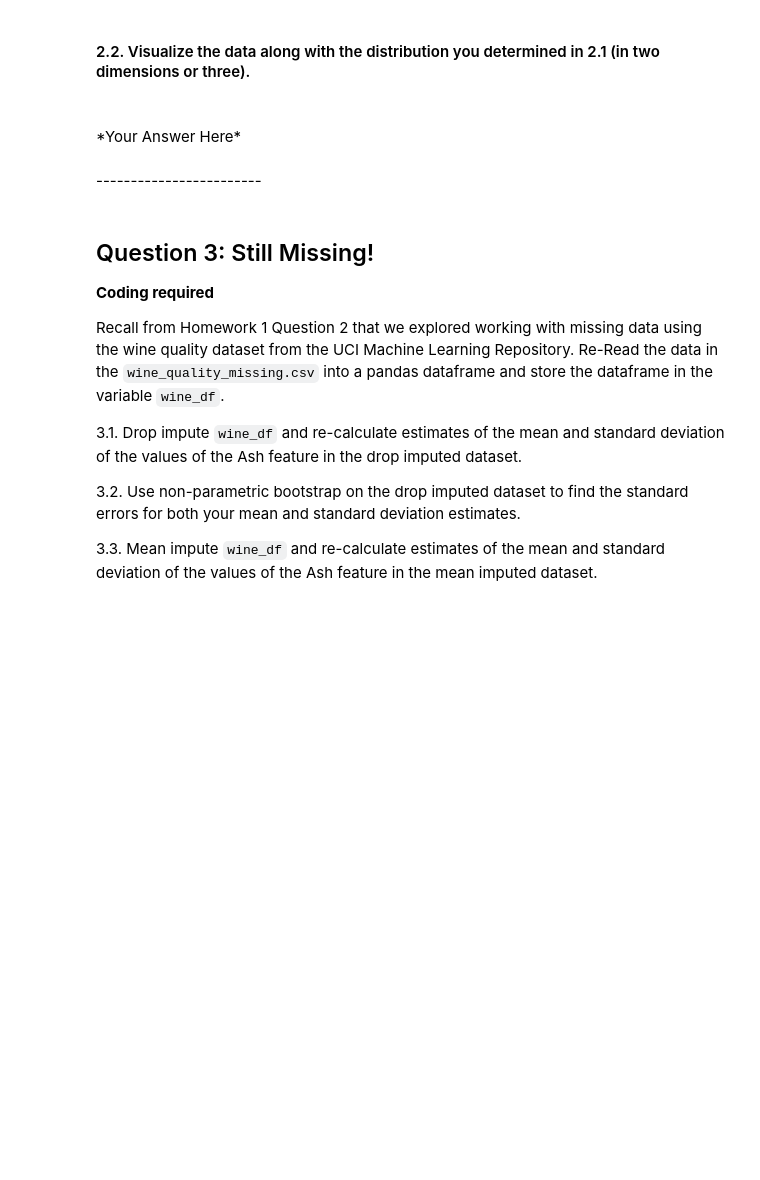
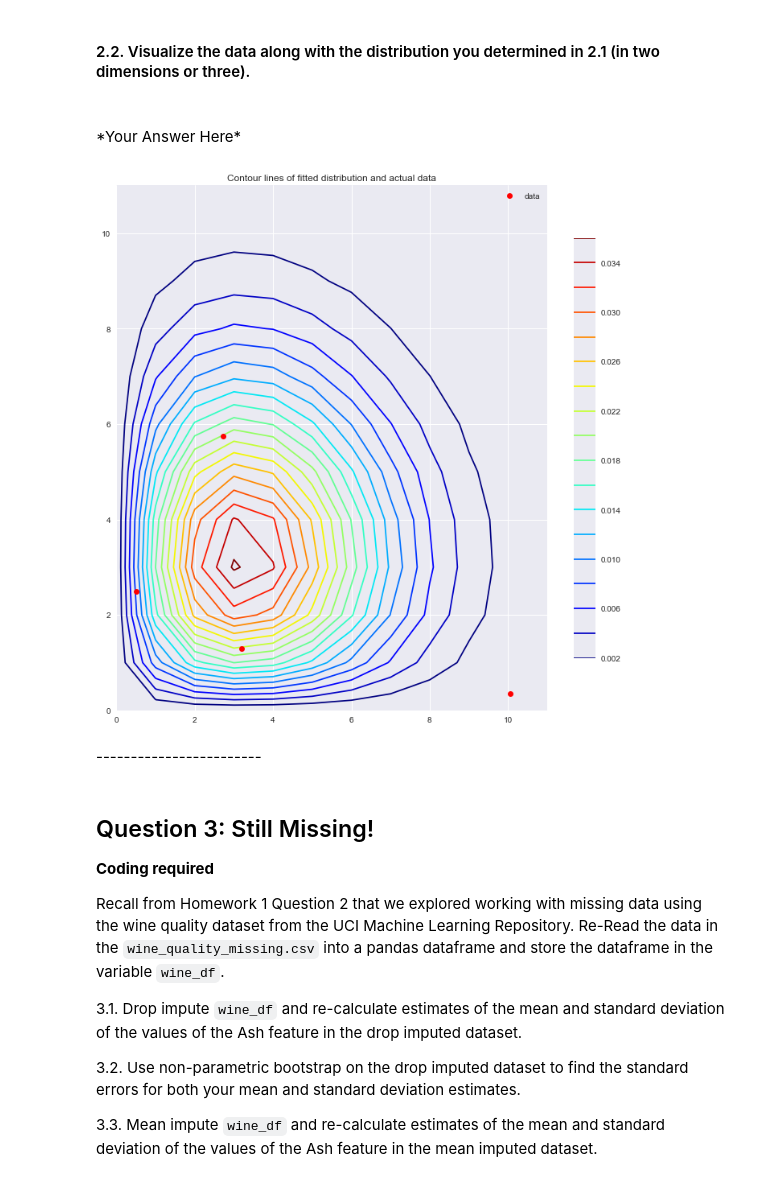
Before and after one commit to NOllAl/AM207HW, a Jupyter notebook: hw2/AM207_HW2.ipynb, the cells around one changed output. Drawn from its saved outputs; the diff is of its cells as text; code cells hidden in the pictures; blank space fills up the shorter version.

```diff
--- a/hw2/AM207_HW2.ipynb
+++ b/hw2/AM207_HW2.ipynb
@@ -257,0 +286,8 @@ You should assume that $\lambda_1, \lambda_0 > 0$ and that $f_X$ is supported on
+# %%
+X = np.array([[0.5, 2.5],
+              [3.2, 1.3],
+              [2.72, 5.84],
+              [10.047, 0.354]])
+
+fitted_lambda = 8 / np.sum(X ** 2)
+print("Fitted lambda: {:.4f}".format(fitted_lambda))
@@ -265,6 +303,47 @@ You should assume that $\lambda_1, \lambda_0 > 0$ and that $f_X$ is supported on
 <br>
 
 </div>
+# %%
+def f(x1, x2, lambda0, lambda1):
+    return 4 * lambda1 ** 2 * x1 * x2 * np.exp(-lambda0 * (x1 ** 2 + x2 ** 2))
+
+points = np.array([[0.5, 2.5], [3.2, 1.3], [2.72, 5.74], [10.047, 0.354]])
+
+def plot_f(f, x_min, x_max, y_min, y_max, points=None, delta=0.025):
+    """
+    Plots function f between (`x_min`, `x_max`) and `(y_min, y_max)` with points spaced by `delta`.
+    Additionally plots the points `points`.
+
+    :param f: function to be plotted
+    :param x_min: Lower x range of plotting region
+    :param x_max: Upper x range of plotting region
+    :param y_min: Lower y range of plotting region
+    :param y_max: Upper y range of plotting region
+    :param points: Additional points to be shown
+    :param delta: Step size between two points
+
+    :returns: Contour plot of f with additional points added in
+    """
+    x = np.arange(x_min, x_max, delta)
+    y = np.arange(y_min, y_max, delta)
+
+    X, Y = np.meshgrid(x, y)
+    Z = f(X, Y)
+
+    plt.figure(figsize=(12,12))
+    CS = plt.contour(X, Y, Z, 20, cmap=cm.jet)
+    CB = plt.colorbar(CS, shrink=0.8, extend='both')
+
+
+    plt.plot(points[:, 0], points[:, 1], 'ro', label='data')
+    plt.legend()
+    plt.title("Contour lines of fitted distribution and actual data")
+
+    CS
+
+plot_f(lambda x1, x2: f(x1, x2, fitted_lambda, fitted_lambda), 0, 12, 0, 12, points=points, delta=1)
+# %% [output]
+[figure, added]
 # %% [markdown]
 <div class="answer-separator">
 ------------------------
```
Also changed, not shown: parts of 5 cells of this notebook.
